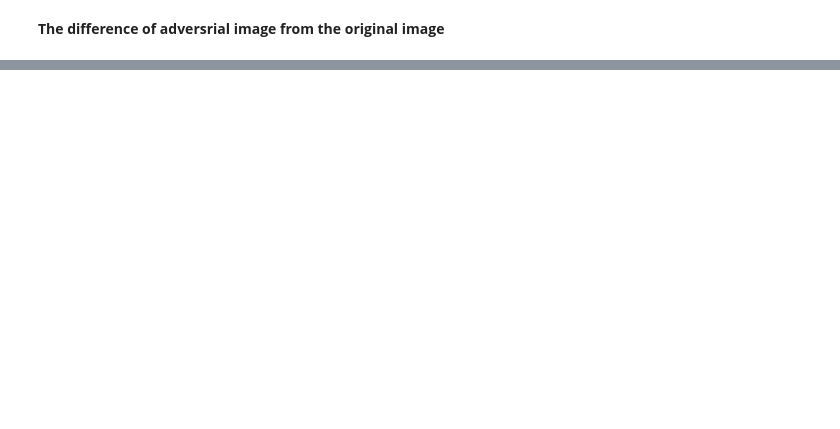
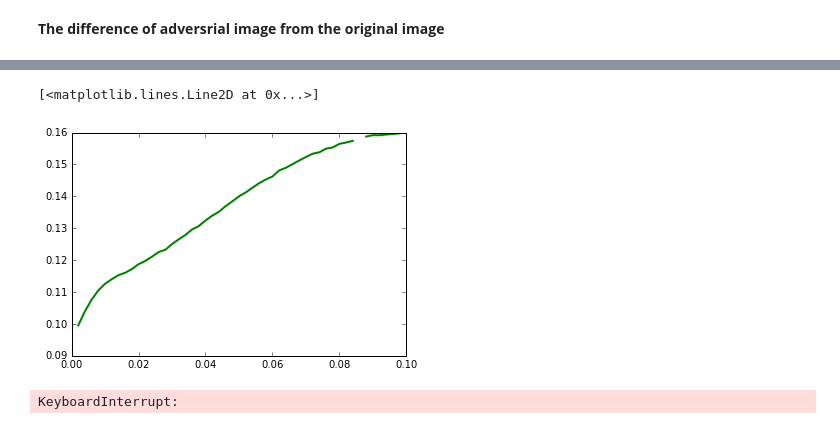
Before and after one commit to ambrishrawat/advflow, a Jupyter notebook: plots.ipynb, the cells around one changed output, grey strips where cells are left out. Cells and saved outputs as stored; diff of their text form; code cells hidden in the pictures; blank space fills up the shorter version.

```diff
--- a/plots.ipynb
+++ b/plots.ipynb
@@ -188,0 +252,33 @@ plt.imshow(scipy.ndimage.imread('adv_horse_diff.png'))
+# %%
+def compute_stats(x):
+    #np.mean([scipy.stats.entropy(p_vec) for p_vec in x])
+    return np.var(np.sum(-x*np.log(x),axis=1),axis=0)
+
+stats = np.zeros((stoch_preds_e.shape[0],stoch_preds_e.shape[2]))
+
+for i in range(stoch_preds_e.shape[0]):
+    '''for every eps'''
+    for j in range(stoch_preds_e.shape[2]):
+        '''for every image'''
+        stats[i,j] = compute_stats(stoch_preds_e[i,:,j,:])
+
+plt.plot(eps,np.mean(stats,axis=1),linewidth=2,color='g',label='mc-drop')
+# %% [output]
+[<matplotlib.lines.Line2D at 0x...>]
+[figure, added]
+# %%
+from keras.utils import np_utils
+def compute_stats(x):
+    #shape(100,10)
+    counts = np.sum(np_utils.to_categorical(np.argmax(x,axis=1), x.shape[1]),axis=0)/100.0
+    return np.var(counts)
+
+stats = np.zeros((stoch_preds_e.shape[0],stoch_preds_e.shape[2]))
+for i in range(stoch_preds_e.shape[0]):
+    '''for every eps'''
+    for j in range(stoch_preds_e.shape[2]):
+        '''for every image'''
+        stats[i,j] = compute_stats(stoch_preds_e[i,:,j,:])
+plt.plot(eps,np.mean(stats,axis=1),linewidth=2,color='r')
+# %% [output]
+KeyboardInterrupt:
```
Also changed, not shown: parts of 28 cells of this notebook, 5 other files.
